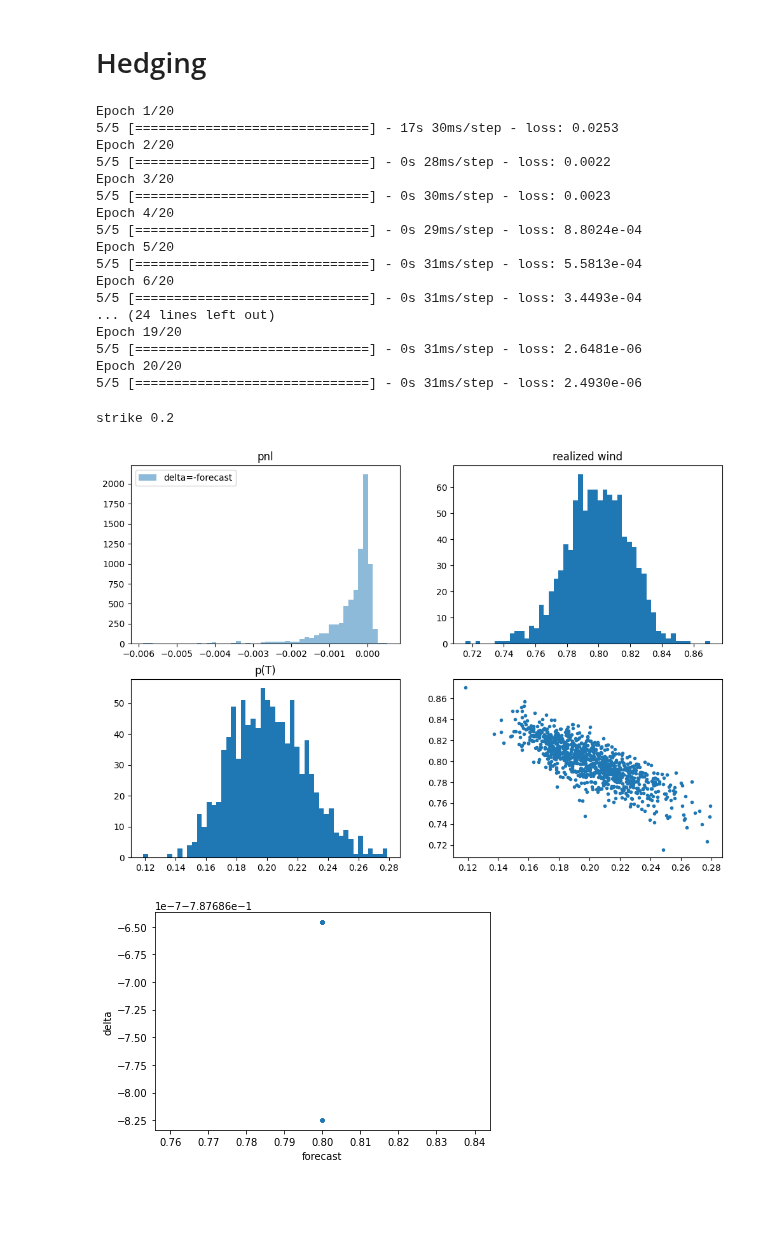
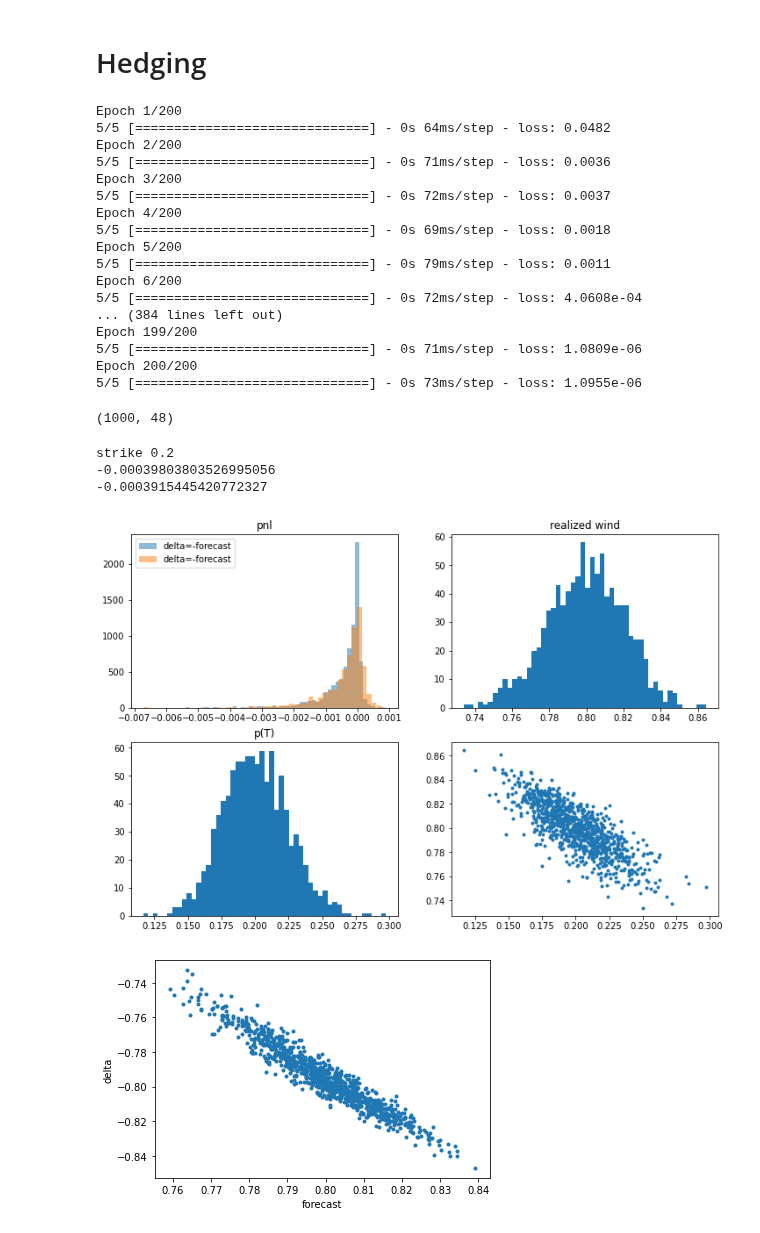
Before and after one commit to pikki622/RiVaPy, a Jupyter notebook: notebooks/models/residual_demand_forward_model.ipynb, the cells around one changed output. Drawn from its saved outputs; the diff is of its cells as text; code cells hidden in the pictures; blank space fills up the shorter version.

```diff
--- a/notebooks/models/residual_demand_forward_model.ipynb
+++ b/notebooks/models/residual_demand_forward_model.ipynb
@@ -324,7 +325,7 @@ plt.plot(power_fwd[-1,:,-1],paths_2,'.');
 # %% [markdown]
 # Hedging
 # %%
-from rivapy.models.residual_demand_model import SmoothstepSupplyCurve
+
 val_date = dt.datetime(2023,1,1)
 days = 2
 timegrid = np.linspace(0.0, days*1.0/365.0, days*24)
@@ -335,7 +336,7 @@ n_sims = 1_000
 wind_forecast_model = WindPowerForecastModel(speed_of_mean_reversion=0.5, volatility=1.80,
                             expiries=forward_expiries,
                             forecasts = [0.8, 0.8,0.8,0.8],#*len(forward_expiries)
-                            name = 'Wind_Onshore'
+                            region = 'Onshore'
                             )
 highest_price = OrnsteinUhlenbeck(1.0, 1.0, mean_reversion_level=1.0)
 supply_curve = SmoothstepSupplyCurve(1.0, 0)
@@ -349,39 +350,45 @@ rdm = ResidualDemandForwardModel(wind_forecast_model,
                                 )
 # %%
 strike = 0.2#fwd_prices[:,-1].mean()
-spec = GreenPPASpecification(technology = 'Wind_Onshore',
+spec = GreenPPASpecification(technology = 'Wind',
+                             location = 'Onshore',
                              schedule = [val_date + dt.timedelta(days=2)],
                              fixed_price=strike,
                              max_capacity = 1.0)
 # %%
 tensorboard_logdir = None#os.path.join("logs", dt.datetime.now().strftime("%Y%m%d-%H%M%S"))
 result = price(val_date, spec, rdm ,
-               depth=3, nb_neurons=64, n_sims = n_sims, regularization= 10.0,
-              epochs = 20,
+               depth=3, nb_neurons=64,
+               n_sims = n_sims, regularization= 10.0,
+              epochs = 200,
               verbose=1,
               initial_lr = 1e-2,
               batch_size=200,
-              decay_rate=0.6,
+              decay_rate=0.7,
               tensorboard_logdir=tensorboard_logdir
             )
 # %% [output]
-Epoch 1/20
-5/5 [==============================] - 17s 30ms/step - loss: 0.0253
-Epoch 2/20
-5/5 [==============================] - 0s 28ms/step - loss: 0.0022
-Epoch 3/20
-5/5 [==============================] - 0s 30ms/step - loss: 0.0023
-Epoch 4/20
-5/5 [==============================] - 0s 29ms/step - loss: 8.8024e-04
-Epoch 5/20
-5/5 [==============================] - 0s 31ms/step - loss: 5.5813e-04
-Epoch 6/20
-5/5 [==============================] - 0s 31ms/step - loss: 3.4493e-04
-... (24 lines left out)
-Epoch 19/20
-5/5 [==============================] - 0s 31ms/step - loss: 2.6481e-06
-Epoch 20/20
-5/5 [==============================] - 0s 31ms/step - loss: 2.4930e-06
+Epoch 1/200
+5/5 [==============================] - 0s 64ms/step - loss: 0.0482
+Epoch 2/200
+5/5 [==============================] - 0s 71ms/step - loss: 0.0036
+Epoch 3/200
+5/5 [==============================] - 0s 72ms/step - loss: 0.0037
+Epoch 4/200
+5/5 [==============================] - 0s 69ms/step - loss: 0.0018
+Epoch 5/200
+5/5 [==============================] - 0s 79ms/step - loss: 0.0011
+Epoch 6/200
+5/5 [==============================] - 0s 72ms/step - loss: 4.0608e-04
+... (384 lines left out)
+Epoch 199/200
+5/5 [==============================] - 0s 71ms/step - loss: 1.0809e-06
+Epoch 200/200
+5/5 [==============================] - 0s 73ms/step - loss: 1.0955e-06
+# %%
+fwd_prices.shape
+# %% [output]
+(1000, 48)
 # %%
 plt.figure(figsize=(12,8))
 #forecast_points = [i for i in range(len(timegrid)) if i%8==0]
@@ -393,10 +400,22 @@ plt.subplot(2,2,1)
 #print('hedge_delta', (-fwd_residuals[-1]+1.0))
 pnl_no_hedge = (fwd_prices[:,-1]-strike)*forecasts[:,-1]
 #bins = plt.hist(pnl_no_hedge, bins=50, label='no hedge', density=True)
-delta = -forecasts[:,0]
+delta = -1.0*forecasts[:,0]
 pnl_hedge = pnl_no_hedge + (fwd_prices[:,-1]-fwd_prices[:,0])*delta
 plt.hist(pnl_hedge,  label='delta=-forecast', alpha=0.5, density=True, bins=50)
-#delta = -0.8*(-fwd_residuals[0,:]+1.0)
+print(pnl_hedge.mean())
+delta = -0.98*forecasts[:,0]
+pnl_hedge = pnl_no_hedge + (fwd_prices[:,-1]-fwd_prices[:,0])*delta
+plt.hist(pnl_hedge,  label='delta=-forecast', alpha=0.5, density=True, bins=50)
+print(pnl_hedge.mean())
+
+pnl_hedge_dynamic_volume = -fwd_prices[:,0]*forecasts[:,0]
+for i in range(1,fwd_prices.shape[1]):
+    pnl_hedge_dynamic_volume += 0.0*(forecasts[:,i-1]-forecasts[:,i])*fwd_prices[:,i]
+pnl_hedge_dynamic_volume += 0.0*forecasts[:,-2]*fwd_prices[:,-1] + forecasts[:,-1]*(fwd_prices[:,-1]-strike)
+#plt.hist(pnl_hedge_dynamic_volume,  label='dynamic delta=-forecast', alpha=0.5, density=True, bins=50)
+
+#delta = -0pnl_hedge_dynamic_volume8*(-fwd_residuals[0,:]+1.0)
 #pnl_hedge = pnl_no_hedge + (fwd_prices[-1,:]-fwd_prices[0,:])*delta
 #plt.hist(pnl_hedge,  label='delta=-0.8*forecast', alpha=0.5, density=True, bins=50)
 plt.legend()
@@ -411,5 +430,7 @@ plt.subplot(2,2,4)
 plt.plot(fwd_prices[:,-1], forecasts[:,-1],'.');
 # %% [output]
 strike 0.2
+-0.00039803803526995056
+-0.0003915445420772327
-[figure, old version]
+[figure, new version]
 # %%
@@ -417,11 +438,11 @@ pnl = result.hedge_model([fwd_prices.astype(np.float32), forecasts.astype(np.flo
 # %%
-t = 0
+t = -20
 delta = result.hedge_model.model.predict([fwd_prices[:,t], forecasts[:,t], np.array([timegrid[t]]*forecasts.shape[0])]).reshape((-1))
 plt.plot( forecasts[:,t], delta,'.')
 plt.ylabel('delta')
 plt.xlabel('forecast');
 # %% [output]
-[figure, old version]
+[figure, new version]
 # %%
 plt.hist(pnl_hedge, bins=50, density=True)
 plt.hist(pnl, bins=50, density=True, alpha=0.5, label='nn')
```
Also changed, not shown: parts of 3 cells of this notebook, 3 other files.
